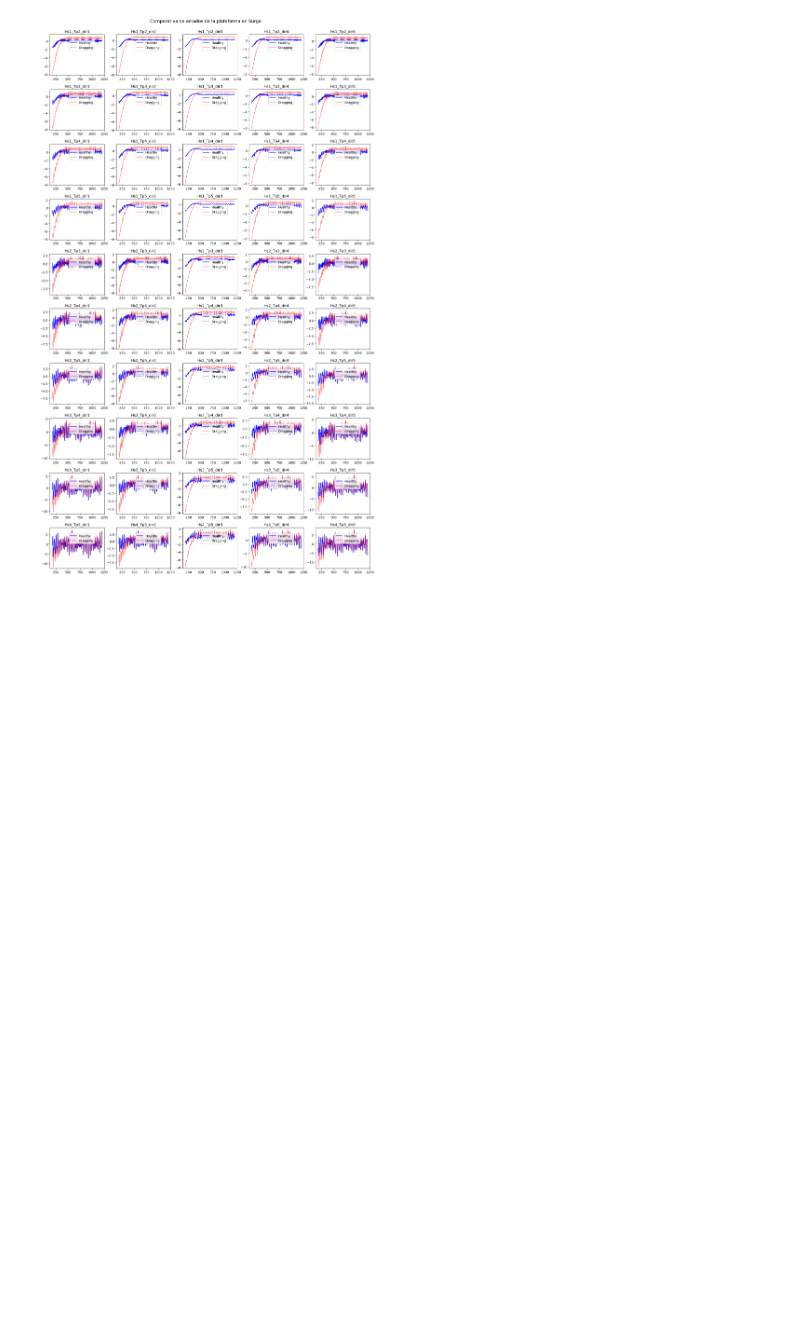
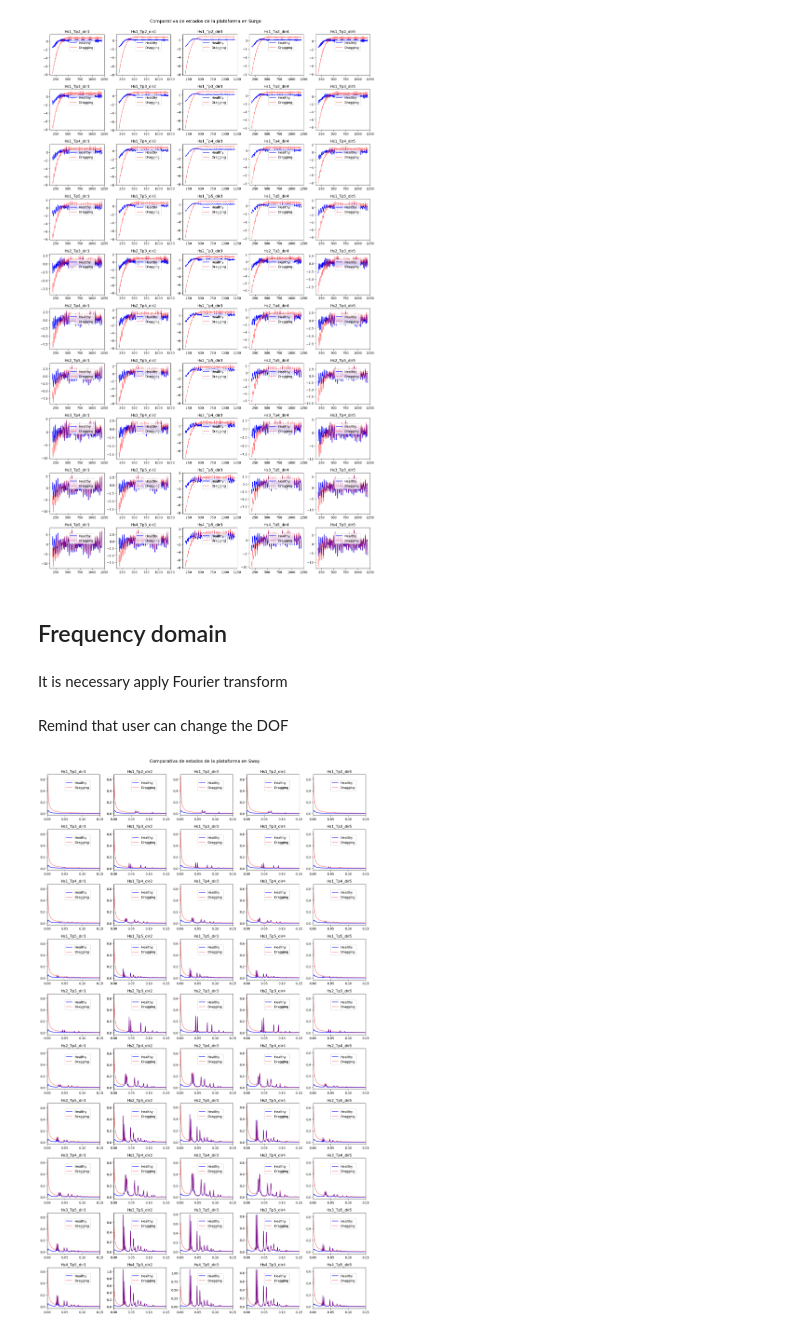
Before and after one commit to arturodmor/Mooring_anomaly_detector, a Jupyter notebook: notebooks/1_Understanding_package/1_3_plot_analysis.ipynb, the cells around one changed output. Drawn from its saved outputs; the diff is of its cells as text; code cells hidden in the pictures; blank space fills up the shorter version.

```diff
--- a/notebooks/1_Understanding_package/1_3_time_analysis.ipynb
+++ b/notebooks/1_Understanding_package/1_3_plot_analysis.ipynb
@@ -46,3 +48,7 @@ So far, only the optimal anchoring state (1) will be compared with the 30 m anch
 drag_analysis.plot_spectral_comparison(mov='Surge')
 # %% [output]
 [figure]
+# %% [markdown]
+## Frequency domain
+# %% [markdown]
+It is necessary apply Fourier transform
@@ -48,0 +59,6 @@ drag_analysis.plot_spectral_comparison(mov='Surge')
+# %% [markdown]
+Remind that user can change the DOF
+# %%
+drag_analysis.plot_spectral_comparison(mov='Sway',domain='Frequency')
+# %% [output]
+[figure, added]
```
Also changed, not shown: parts of 9 cells of this notebook, 1 other file.
